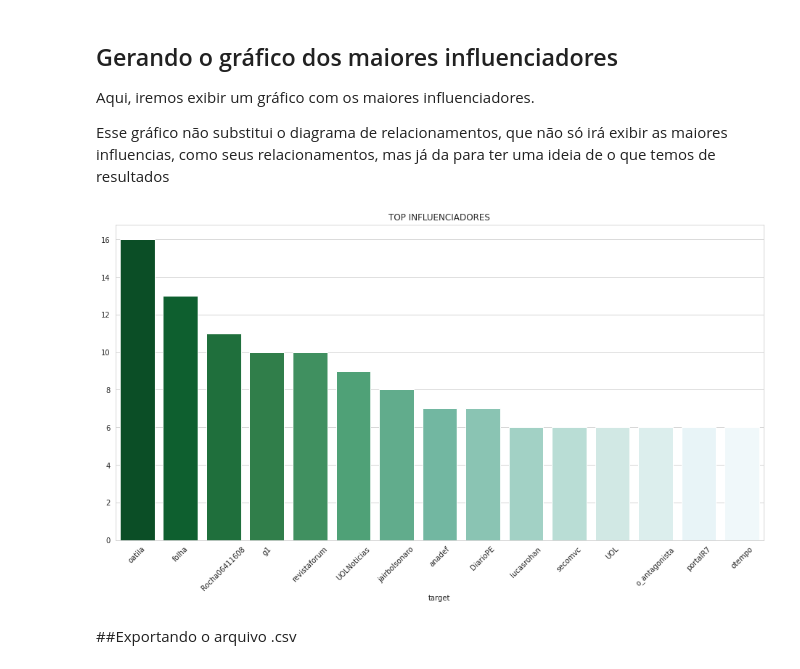
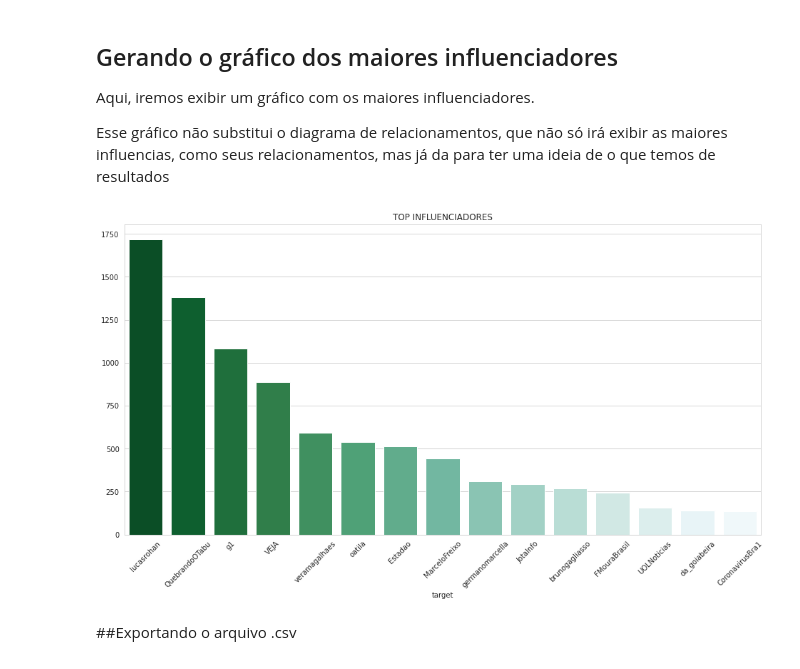
Before and after one commit to miguelsmachado/data_science, a Jupyter notebook: Análise_de_Mídias_Sociais_(Twitter).ipynb, the cells around one changed output. Saved outputs shown, nothing was run; the diff lists cells and outputs as text; code cells hidden in the pictures.

```diff
--- a/Análise_de_Mídias_Sociais_(Twitter).ipynb
+++ b/Análise_de_Mídias_Sociais_(Twitter).ipynb
@@ -292,7 +336,7 @@ rs = df_municipios.query("codigo_uf==43")['nome'].str.lower()
 ms = df_municipios.query("codigo_uf==50")['nome'].str.lower()
 mt = df_municipios.query("codigo_uf==51")['nome'].str.lower()
 go = df_municipios.query("codigo_uf==52")['nome'].str.lower()
-df = df_municipios.query("codigo_uf==53")['nome'].str.lower()
+df1 = df_municipios.query("codigo_uf==53")['nome'].str.lower()
 # %% [markdown]
 ###Criando nosso banco de dados
 
@@ -443,14 +487,14 @@ Esse gráfico não substitui o diagrama de relacionamentos, que não só irá ex
 # %%
 plt.figure(figsize=(16, 8))
 sns.set_style("whitegrid")
 plt.xticks(rotation=45)
 
-graph_retweet = df_research.groupby('target')['target'].count().sort_values(ascending=False).head(15)
+graph_retweet = df.groupby('target')['target'].count().sort_values(ascending=False).head(15)
 sns.barplot(x=graph_retweet.index,
             y=graph_retweet.values,
             palette=sns.color_palette("BuGn_r", n_colors=len(graph_retweet.index))).set_title("TOP INFLUENCIADORES");
 # %% [output]
-[figure, old version]
+[figure, new version]
 # %% [markdown]
 ##Exportando o arquivo .csv
 # %%
```
Also changed, not shown: parts of 13 cells of this notebook.
